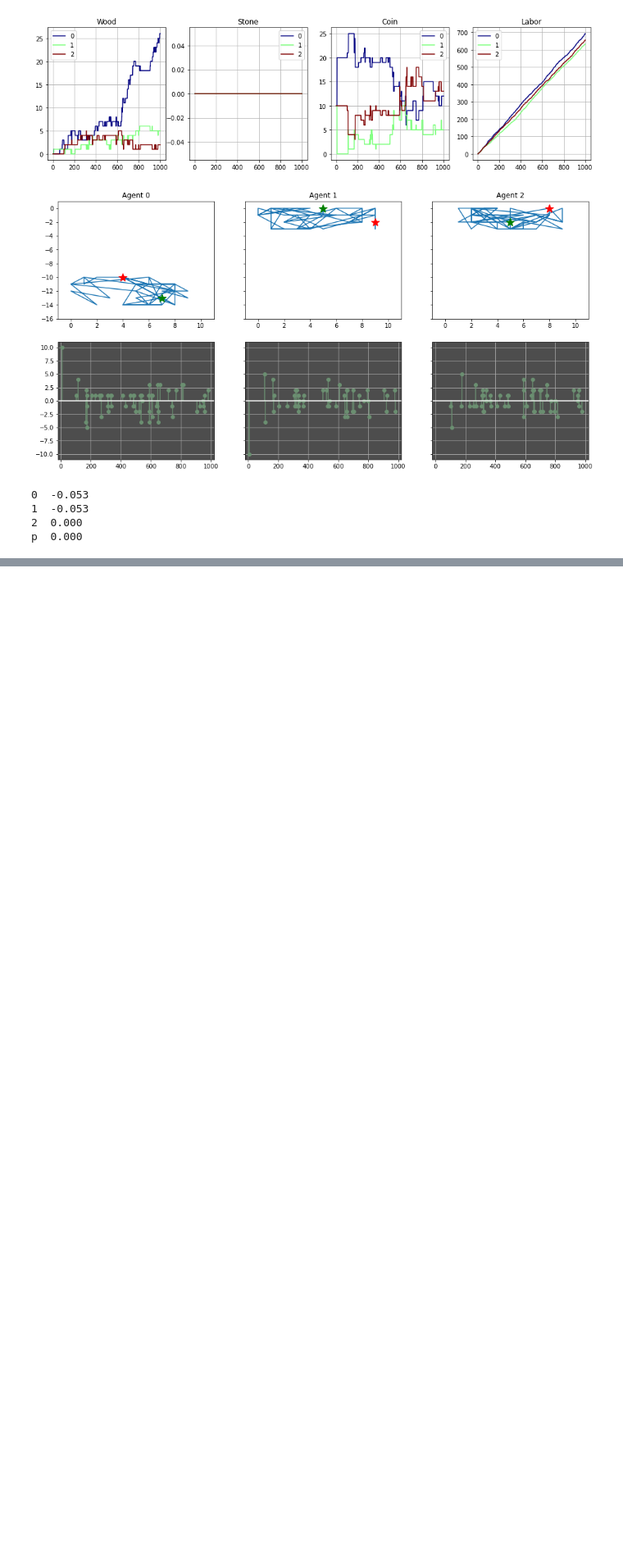
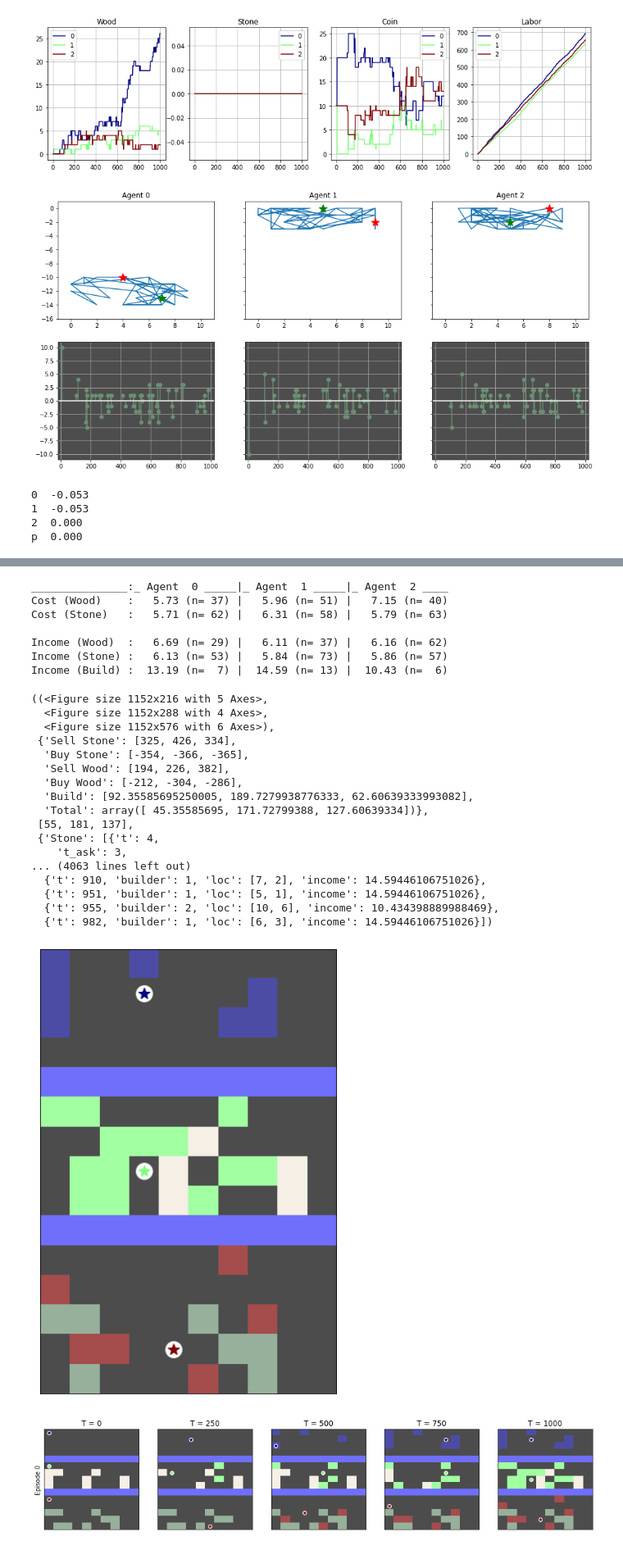
Before and after one commit to xinmingzhang/ai-economist, a Jupyter notebook: tutorials/1_Untitled.ipynb, the cells around one changed output, grey strips where cells are left out. Shown at 82% size. Cells and saved outputs as stored; diff of their text form; code cells hidden in the pictures; blank space fills up the shorter version.

```diff
--- a/tutorials/1_Untitled.ipynb
+++ b/tutorials/1_Untitled.ipynb
@@ -241,0 +268,33 @@ Income (Build) :    ~~~~~~~~    |    ~~~~~~~~    |    ~~~~~~~~
+# %%
+obs = env.reset()
+
+play_random_episode(env, plot_every=10, do_dense_logging=True)
+dense_log = env.previous_episode_dense_log
+plotting.breakdown(dense_log)
+# %% [output]
+_______________:_ Agent  0 _____|_ Agent  1 _____|_ Agent  2 ____
+Cost (Wood)    :   5.73 (n= 37) |   5.96 (n= 51) |   7.15 (n= 40)
+Cost (Stone)   :   5.71 (n= 62) |   6.31 (n= 58) |   5.79 (n= 63)
+
+Income (Wood)  :   6.69 (n= 29) |   6.11 (n= 37) |   6.16 (n= 62)
+Income (Stone) :   6.13 (n= 53) |   5.84 (n= 73) |   5.86 (n= 57)
+Income (Build) :  13.19 (n=  7) |  14.59 (n= 13) |  10.43 (n=  6)
+((<Figure size 1152x216 with 5 Axes>,
+  <Figure size 1152x288 with 4 Axes>,
+  <Figure size 1152x576 with 6 Axes>),
+ {'Sell Stone': [325, 426, 334],
+  'Buy Stone': [-354, -366, -365],
+  'Sell Wood': [194, 226, 382],
+  'Buy Wood': [-212, -304, -286],
+  'Build': [92.35585695250005, 189.7279938776333, 62.60639333993082],
+  'Total': array([ 45.35585695, 171.72799388, 127.60639334])},
+ [55, 181, 137],
+ {'Stone': [{'t': 4,
+    't_ask': 3,
+... (4063 lines left out)
+  {'t': 910, 'builder': 1, 'loc': [7, 2], 'income': 14.59446106751026},
+  {'t': 951, 'builder': 1, 'loc': [5, 1], 'income': 14.59446106751026},
+  {'t': 955, 'builder': 2, 'loc': [10, 6], 'income': 10.434398889988469},
+  {'t': 982, 'builder': 1, 'loc': [6, 3], 'income': 14.59446106751026}])
+[figure, added]
+[figure, added]
```
Also changed, not shown: parts of 6 cells of this notebook.
